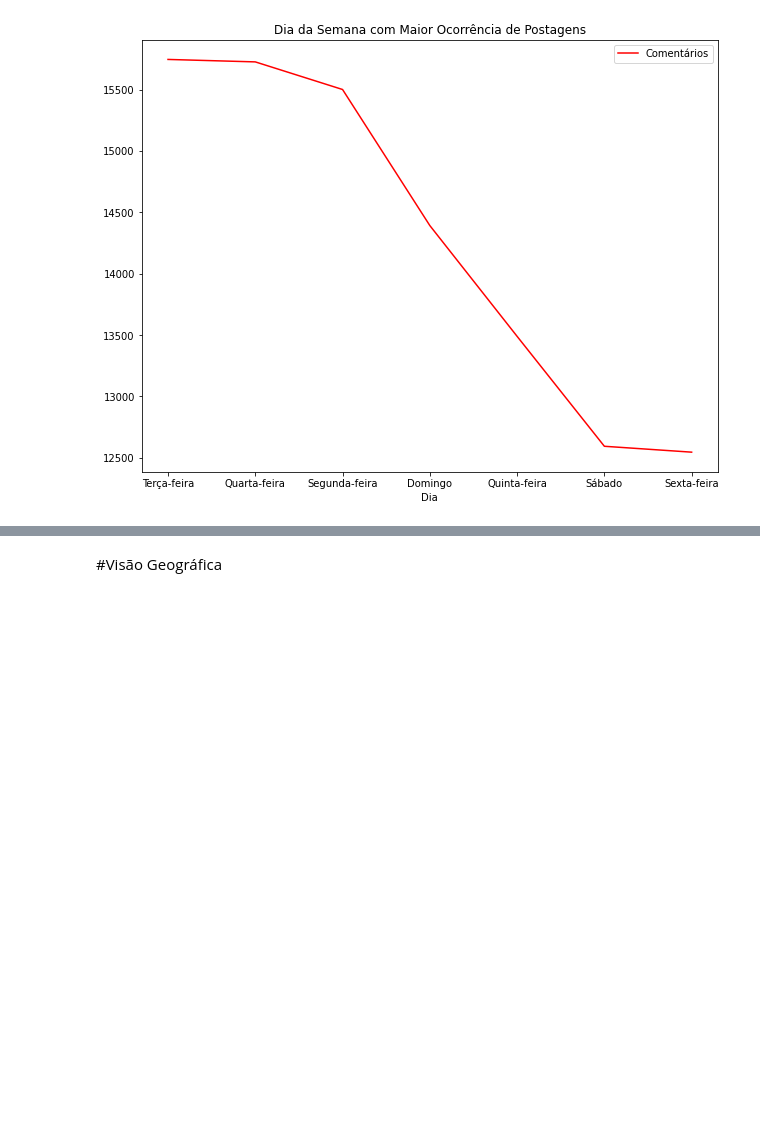
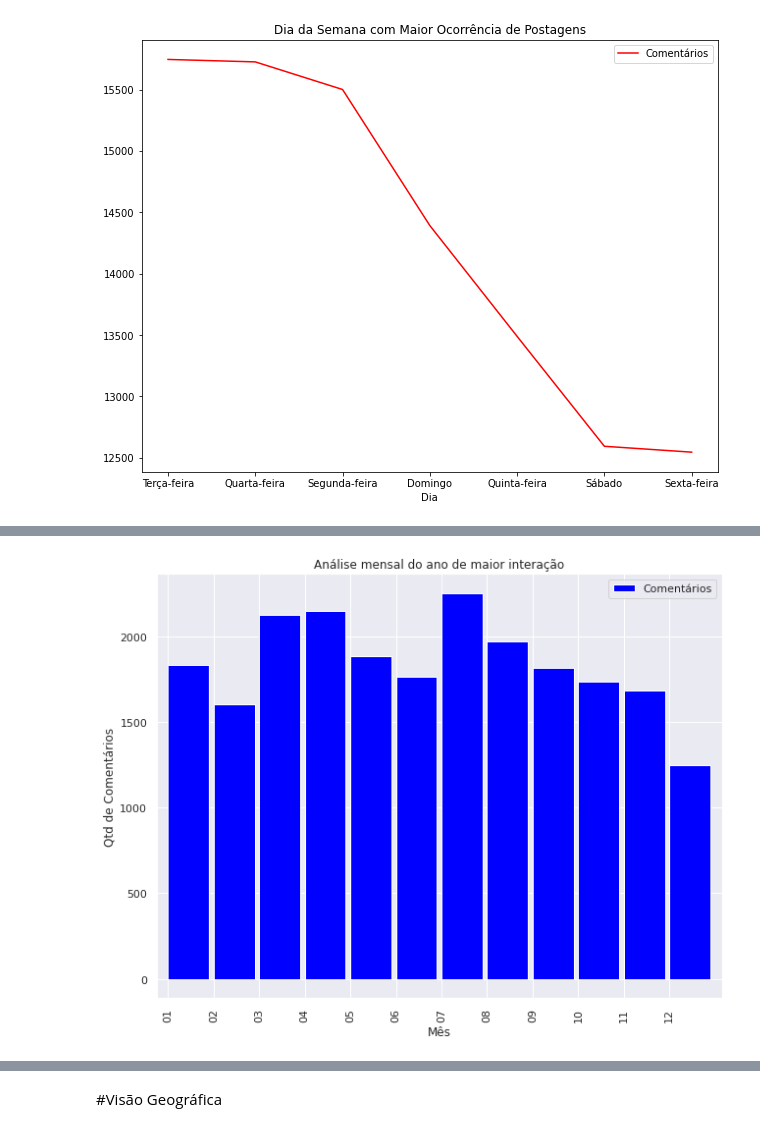
Before and after one commit to kidkmon/Sentiment-Analysis-TripAdvisor, a Jupyter notebook: Analise_sentimentos_TripAdvisor.ipynb, the cells around one changed output, grey strips where cells are left out. Cells and saved outputs as stored; diff of their text form; code cells hidden in the pictures; blank space fills up the shorter version.

```diff
--- a/Analise_sentimentos_TripAdvisor.ipynb
+++ b/Analise_sentimentos_TripAdvisor.ipynb
@@ -611,10 +535,0 @@ df[df.userState == "SP"].head()
-# %%
-sns.set_theme()
-
-# Load the example flights dataset and convert to long-form
-flights_long = sns.load_dataset("df")
-flights = flights_long.pivot("publication_month", "publication_year", "reviewBody")
-
-# Draw a heatmap with the numeric values in each cell
-f, ax = plt.subplots(figsize=(9, 6))
-sns.heatmap(flights, annot=True, fmt="d", linewidths=.5, ax=ax)
@@ -620,0 +538,10 @@ sns.heatmap(flights, annot=True, fmt="d", linewidths=.5, ax=ax)
+# %%
+df_date= df[df.publication_year == "2016"]
+df_date.head()
+# %%
+
+#Gerando dados para análise - groupby
+res = df_date[['publication_month','reviewBody']].groupby('publication_month', sort=True).count()
+a = res.sort_values(['publication_month'], ascending=True)
+a.rename({"reviewBody": "Comentários"}, axis=1, inplace=True)
+a
@@ -620,0 +563,13 @@ sns.heatmap(flights, annot=True, fmt="d", linewidths=.5, ax=ax)
+# %%
+
+#Construção do Gráfico
+fig = plt.figure(figsize=(8,6))
+ax = fig.add_axes([0,0,1,1])
+a[0:29].plot(kind='bar', color ='blue', orientation='horizontal', align='edge',width = 0.9, ax=ax)
+plt.xlabel('Mês')
+plt.ylabel('Qtd de Comentários')
+plt.legend(loc = 'upper right')
+plt.title('Análise mensal do ano de maior interação')
+plt.show()
+# %% [output]
+[figure, added]
```
Also changed, not shown: parts of 28 cells of this notebook.
